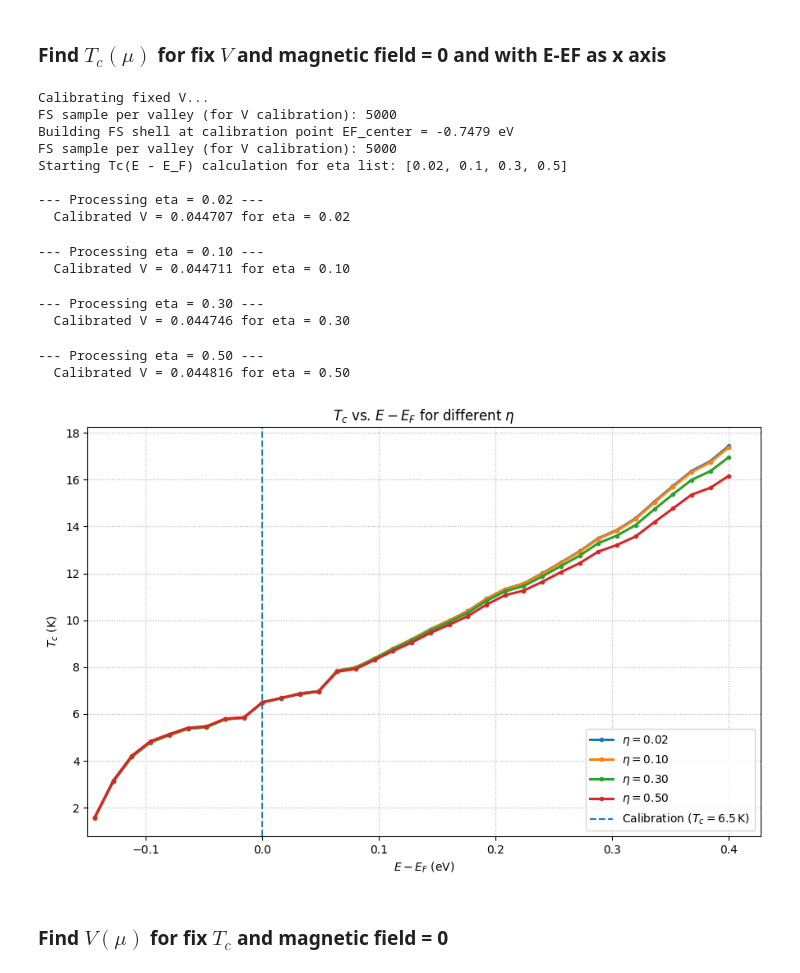
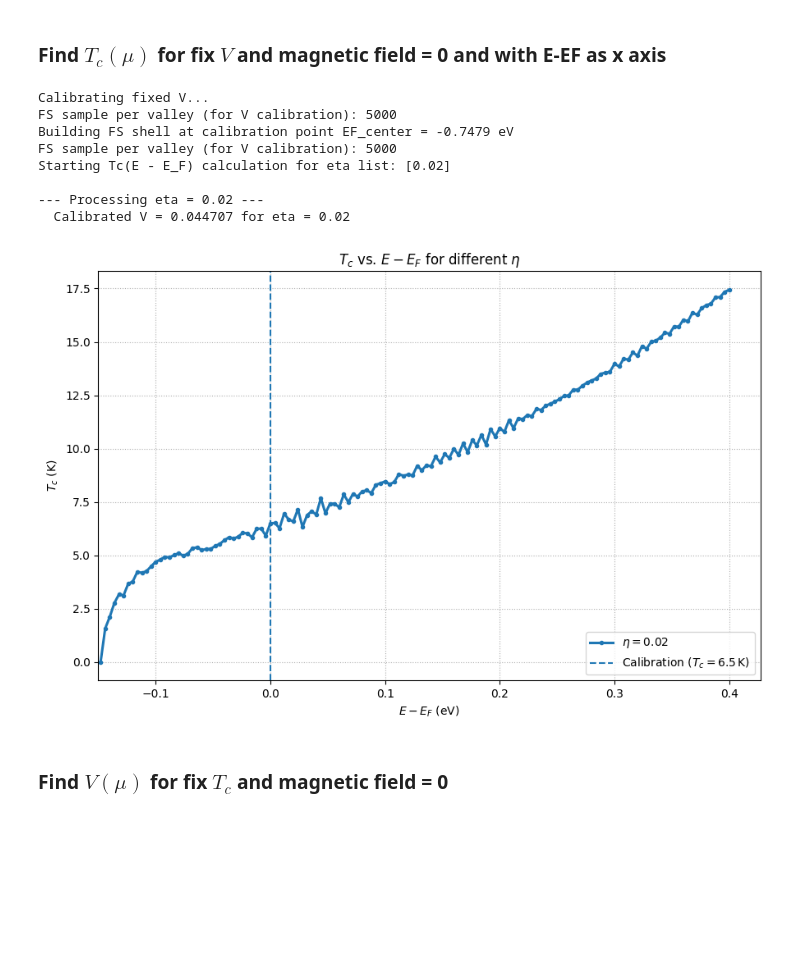
Before and after one commit to Lyrrrrrr/Upper-critical-field-Figure-reproduce-code, a Jupyter notebook: Numerical analysis.ipynb, the cells around one changed output. Cells and saved outputs as stored; diff of their text form; code cells hidden in the pictures; blank space fills up the shorter version.

```diff
--- a/Numerical analysis.ipynb
+++ b/Numerical analysis.ipynb
@@ -486,7 +614,7 @@ print(f"FS sample per valley (for V calibration): {kK_initial[0].size}")
 # EF scan setup
 EF_center = E_F
 EF_scan_range = 0.4      # eV
-N_mu_points = 51
+N_mu_points = 201
 EF_range = np.linspace(EF_center - EF_scan_range, EF_center + EF_scan_range, N_mu_points)
 dE_range = EF_range - EF_center  # 横坐标: E - E_F
 
@@ -495,7 +623,8 @@ x_min = -0.15
 mask_global = dE_range >= x_min
 
 # eta values
-eta_list = [0.02, 0.1, 0.3, 0.5]
+# eta_list = [0.02, 0.1, 0.3, 0.5]
+eta_list = [0.02]
 
 print(f"Building FS shell at calibration point EF_center = {EF_center:.4f} eV")
 kK_calib, kKm_calib = build_FS_shell(mu_guess, E_F, FSrad, Nk_value, n_keep_value)
@@ -531,41 +660,35 @@ for eta in eta_list:
                          kK_new, mu_guess, EF_val, Nw, Tmax=20.0)
         Tc_results_for_this_eta.append(Tc_new)
 
     # 截取从 x_min 开始的部分
     dE_plot = dE_range[mask_global]
     Tc_plot = np.array(Tc_results_for_this_eta)[mask_global]
 
     # 绘图
     plt.plot(dE_plot, Tc_plot, lw=2.2,
              marker='o', markersize=3,
              label=rf'$\eta={eta:.2f}$')
 
 # Finalize
 plt.xlabel(r'$E - E_F$ (eV)')
 plt.ylabel(r'$T_c$ (K)')
 plt.title(r'$T_c$ vs. $E - E_F$ for different $\eta$')
 plt.axvline(0.0, ls='--', label=f'Calibration ($T_c={Tc_initial}\\,$K)')
 plt.xlim(left=x_min)
 plt.grid(True, ls=':')
 plt.legend()
 plt.tight_layout()
 plt.show()
 # %% [output]
 Calibrating fixed V...
 FS sample per valley (for V calibration): 5000
 Building FS shell at calibration point EF_center = -0.7479 eV
 FS sample per valley (for V calibration): 5000
-Starting Tc(E - E_F) calculation for eta list: [0.02, 0.1, 0.3, 0.5]
+Starting Tc(E - E_F) calculation for eta list: [0.02]
 
 --- Processing eta = 0.02 ---
   Calibrated V = 0.044707 for eta = 0.02
---- Processing eta = 0.10 ---
-  Calibrated V = 0.044711 for eta = 0.10
---- Processing eta = 0.30 ---
-  Calibrated V = 0.044746 for eta = 0.30
---- Processing eta = 0.50 ---
-  Calibrated V = 0.044816 for eta = 0.50
-[figure, old version]
+[figure, new version]
 # %% [markdown]
 ### Find $V(\mu)$ for fix $T_c$ and magnetic field = 0
 # %%
```
Also changed, not shown: parts of 4 cells of this notebook, 8 other files.
